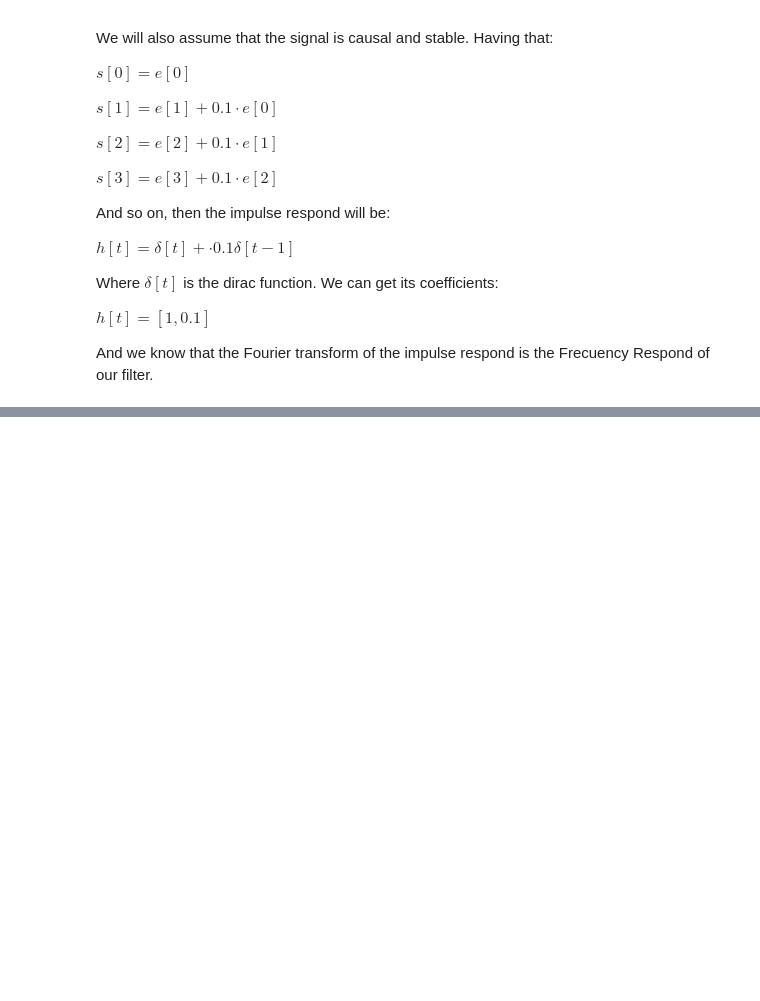
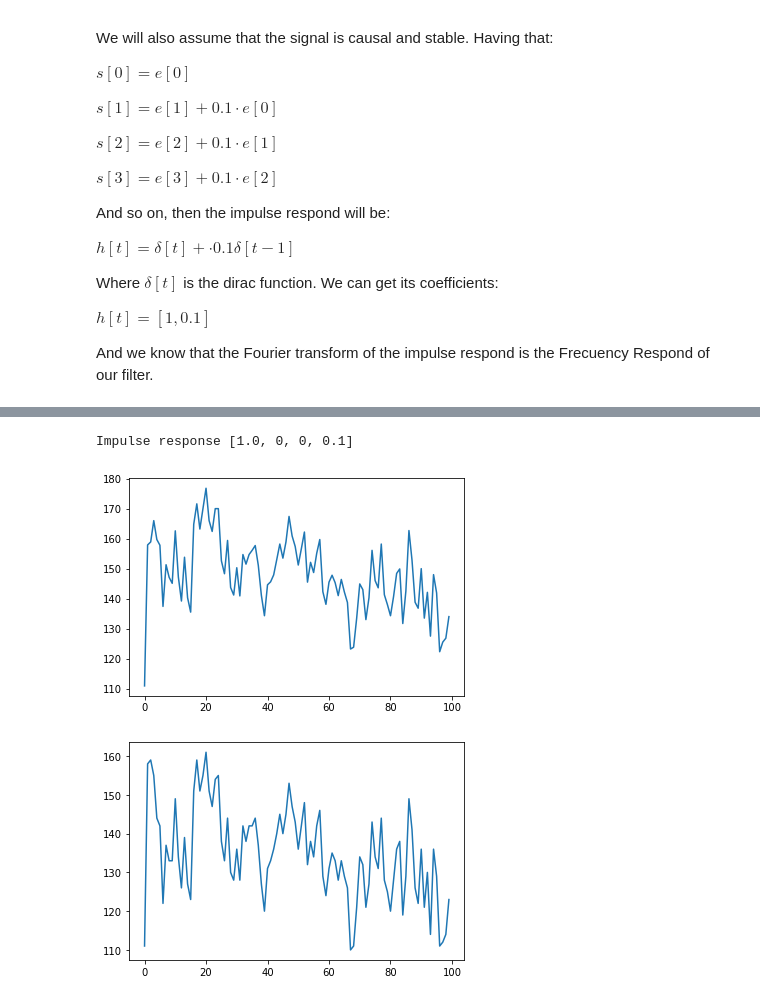
Before and after one commit to lyshuga/Signal_processing, a Jupyter notebook: Filtering/FIRFilter.ipynb, the cells around one changed output, grey strips where cells are left out. Cells and saved outputs as stored; diff of their text form; code cells hidden in the pictures; blank space fills up the shorter version.

```diff
--- a/Filtering/FIRFilter.ipynb
+++ b/Filtering/FIRFilter.ipynb
@@ -64,0 +63,44 @@ DELAY=1 #Time delay
+# %%
+def fir_step(x, a, D, t):
+    if t - D < 0:
+#         print(f'step at {t}, D {D} with x {x[t]}; a {a} => {x[t]}')
+        return x[t]
+    else:
+#         print(f'step at {t}, D {D} with x {x[t]} and second {x[t-D]}; {a} => {x[t] + a*x[t-D]}')
+        return x[t] + a*x[t-D]
+
+def FIR(data, a, D):
+    data_new = data.copy().astype('float32')
+    for i in range(0, data_new.shape[0]):
+        data_new[i] = fir_step(data, a, D, i)
+    return data_new
+
+def get_impulse_response(D, a):
+    res = []
+    res.append(1.0)
+
+    for i in range(1, D):
+        res.append(0)
+    res.append(a)
+    return res
+# %%
+D = 3
+a = 0.1
+
+
+h = get_impulse_response(D, a)
+
+data_new = data.copy()
+
+print('Impulse response', h)
+
+data_new = scipy.signal.lfilter(h, 1, data)
+plt.plot(data_new[:100])
+plt.show()
+
+plt.plot(data[:100])
+plt.show()
+# %% [output]
+Impulse response [1.0, 0, 0, 0.1]
+[figure, added]
+[figure, added]
```
Also changed, not shown: parts of 12 cells of this notebook, 1 other file.
